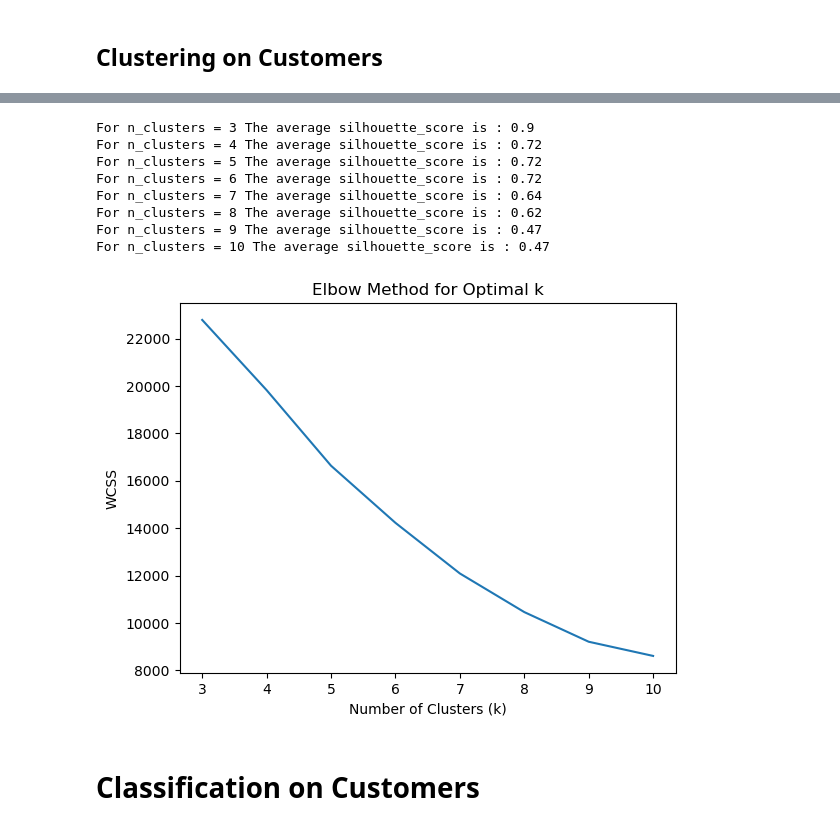
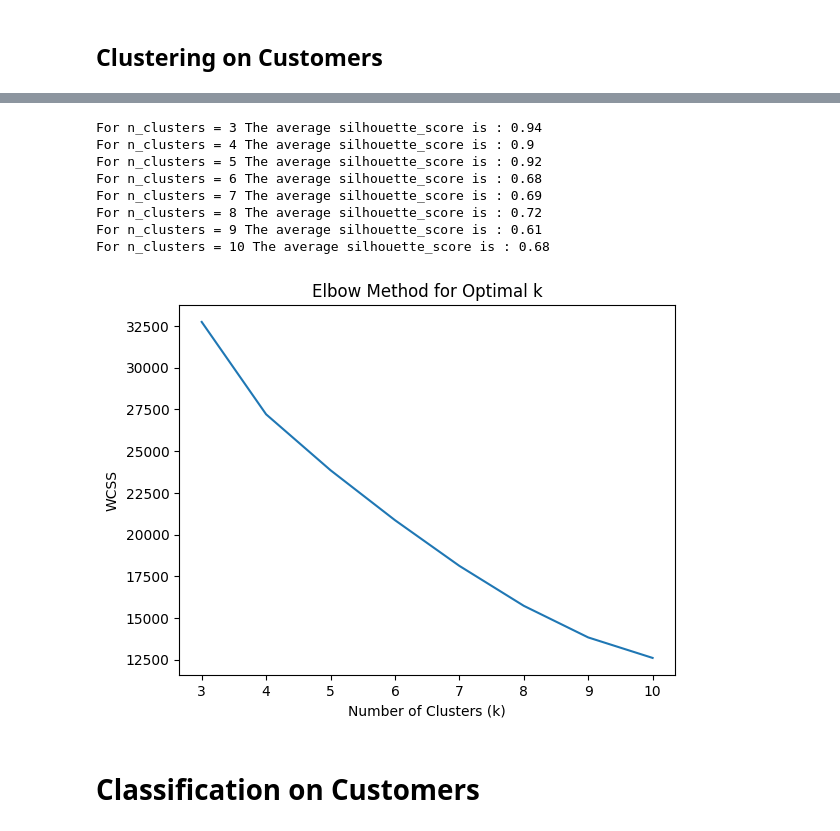
Before and after one commit to shubhjadhav/Customer-Segmentation, a Jupyter notebook: Code/customer-segmentation.ipynb, the cells around one changed output, grey strips where cells are left out. Cells and saved outputs as stored; diff of their text form; code cells hidden in the pictures.

Commit message:
Add cancellation Features

```diff
--- a/Code/customer-segmentation.ipynb
+++ b/Code/customer-segmentation.ipynb
@@ -292,0 +290,7 @@ cancelled_orders.set_index('InvoiceDate', inplace=True)
+# %%
+cancelled_orders['TotalPrice'] = cancelled_orders['UnitPrice'] * cancelled_orders['Quantity'].abs()
+customer_cancellations = cancelled_orders.groupby('CustomerID').agg(
+    cancel_cnt=('CustomerID', 'count'),
+    cancel_amt=('TotalPrice', 'sum')
+).reset_index()
+customer_cancellations.head()
@@ -694,6 +705,7 @@ current_date = customer_df['InvoiceDate'].max()
 rfm_df = customer_df.groupby('CustomerID').agg({
     'InvoiceDate': lambda x: (current_date - x.max()).days,  # Recency
     'InvoiceNo': 'count',                                   # Frequency
+    'TransCount': 'sum',
     'TotalPrice': ['sum', 'min', 'max', 'mean'] ,                                     # Monetary
     'C0': 'sum',
     'C1': 'sum',
@@ -727,0 +740,8 @@ Index(['CustomerID_', 'InvoiceDate_<lambda>', 'InvoiceNo_count',
+# %%
+rfm_df = rfm_df.merge(customer_cancellations, how='left', on=['CustomerID'])
+rfm_df.fillna('0', inplace=True)
+rfm_df['Monetary_Total'] = pd.to_numeric(rfm_df['Monetary_Total'])
+rfm_df['cancel_cnt'] = pd.to_numeric(rfm_df['cancel_cnt'])
+rfm_df['cancel_amt'] = pd.to_numeric(rfm_df['cancel_amt'])
+rfm_df['Revenue_Lost_Ratio'] = np.round(rfm_df['cancel_amt'] / rfm_df['Monetary_Total'], 2)
+rfm_df.head(n=10)
@@ -730,9 +762,12 @@ Index(['CustomerID_', 'InvoiceDate_<lambda>', 'InvoiceNo_count',
 # %%
 # including Recency
 # %%
-X = rfm_df[['InvoiceDate_<lambda>', 'InvoiceNo_count',
-       'Monetary_Total', 'Monetary_Min', 'Monetary_Max', 'Monetary_Mean',
-       'C0_sum', 'C1_sum', 'C2_sum', 'C3_sum', 'C4_sum']]
+X = rfm_df[[
+    'Recency', 'TransCount', 'Monetary_Total',
+    'Monetary_Min', 'Monetary_Max', 'Monetary_Mean',
+    'C0_sum', 'C1_sum', 'C2_sum', 'C3_sum', 'C4_sum',
+    'cancel_cnt', 'cancel_amt', 'Revenue_Lost_Ratio'
+]]
 scaler = StandardScaler()
 X_scaled = scaler.fit_transform(X)
 # %%
@@ -766,38 +801,41 @@ For n_clusters = 10 The average silhouette_score is : 0.44
 # %%
 # Excluding Recency
 # %%
-X = rfm_df[[ 'InvoiceNo_count',
-       'Monetary_Total', 'Monetary_Min', 'Monetary_Max', 'Monetary_Mean',
-       'C0_sum', 'C1_sum', 'C2_sum', 'C3_sum', 'C4_sum']]
+X = rfm_df[[
+    'TransCount', 'Monetary_Total',
+    'Monetary_Min', 'Monetary_Max', 'Monetary_Mean',
+    'C0_sum', 'C1_sum', 'C2_sum', 'C3_sum', 'C4_sum',
+    'cancel_cnt', 'cancel_amt', 'Revenue_Lost_Ratio'
+]]
 scaler = StandardScaler()
 X_scaled = scaler.fit_transform(X)
 
 wcss = []  # Within-cluster sum of squares
 
 for i in range(3, 11):
     kmeans = KMeans(n_clusters=i, init='k-means++', random_state=42)
     kmeans.fit(X_scaled)
     wcss.append(kmeans.inertia_)
     clusters = kmeans.predict(X_scaled)
     globals()[f"n_{i}"] = clusters
     silhouette_avg = silhouette_score(X_scaled, clusters)
     print("For n_clusters =", i, "The average silhouette_score is :", round(silhouette_avg,2))
 
 # Plot the elbow graph to find the optimal number of clusters
 plt.plot(range(3, 11), wcss)
 plt.title('Elbow Method for Optimal k')
 plt.xlabel('Number of Clusters (k)')
 plt.ylabel('WCSS')
 plt.show()
 # %% [output]
-For n_clusters = 3 The average silhouette_score is : 0.9
-For n_clusters = 4 The average silhouette_score is : 0.72
-For n_clusters = 5 The average silhouette_score is : 0.72
-For n_clusters = 6 The average silhouette_score is : 0.72
-For n_clusters = 7 The average silhouette_score is : 0.64
-For n_clusters = 8 The average silhouette_score is : 0.62
-For n_clusters = 9 The average silhouette_score is : 0.47
-For n_clusters = 10 The average silhouette_score is : 0.47
+For n_clusters = 3 The average silhouette_score is : 0.94
+For n_clusters = 4 The average silhouette_score is : 0.9
+For n_clusters = 5 The average silhouette_score is : 0.92
+For n_clusters = 6 The average silhouette_score is : 0.68
+For n_clusters = 7 The average silhouette_score is : 0.69
+For n_clusters = 8 The average silhouette_score is : 0.72
+For n_clusters = 9 The average silhouette_score is : 0.61
+For n_clusters = 10 The average silhouette_score is : 0.68
-[figure, old version]
+[figure, new version]
 # %% [markdown]
 # Classification on Customers
```
Also changed, not shown: parts of 21 cells of this notebook.
